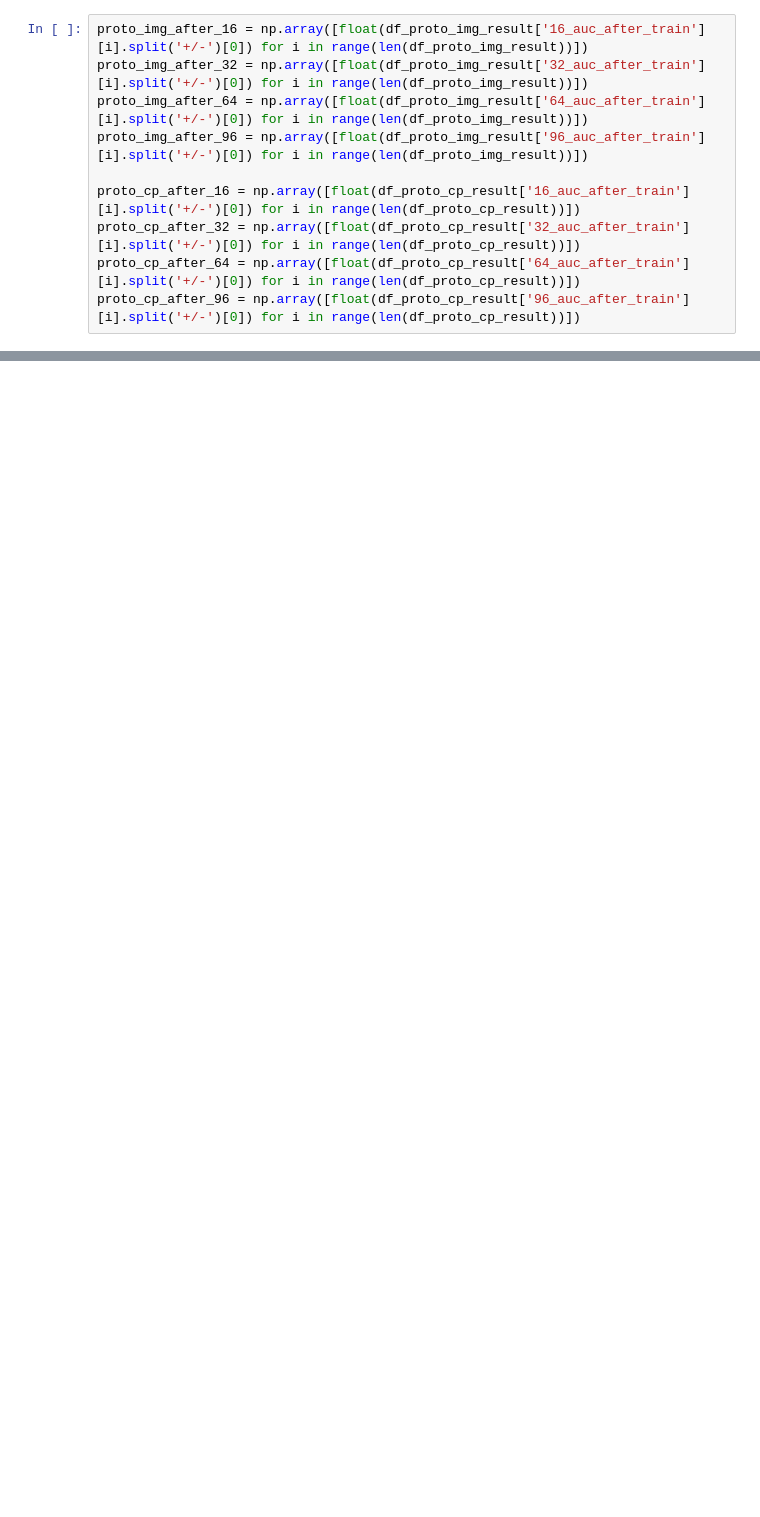
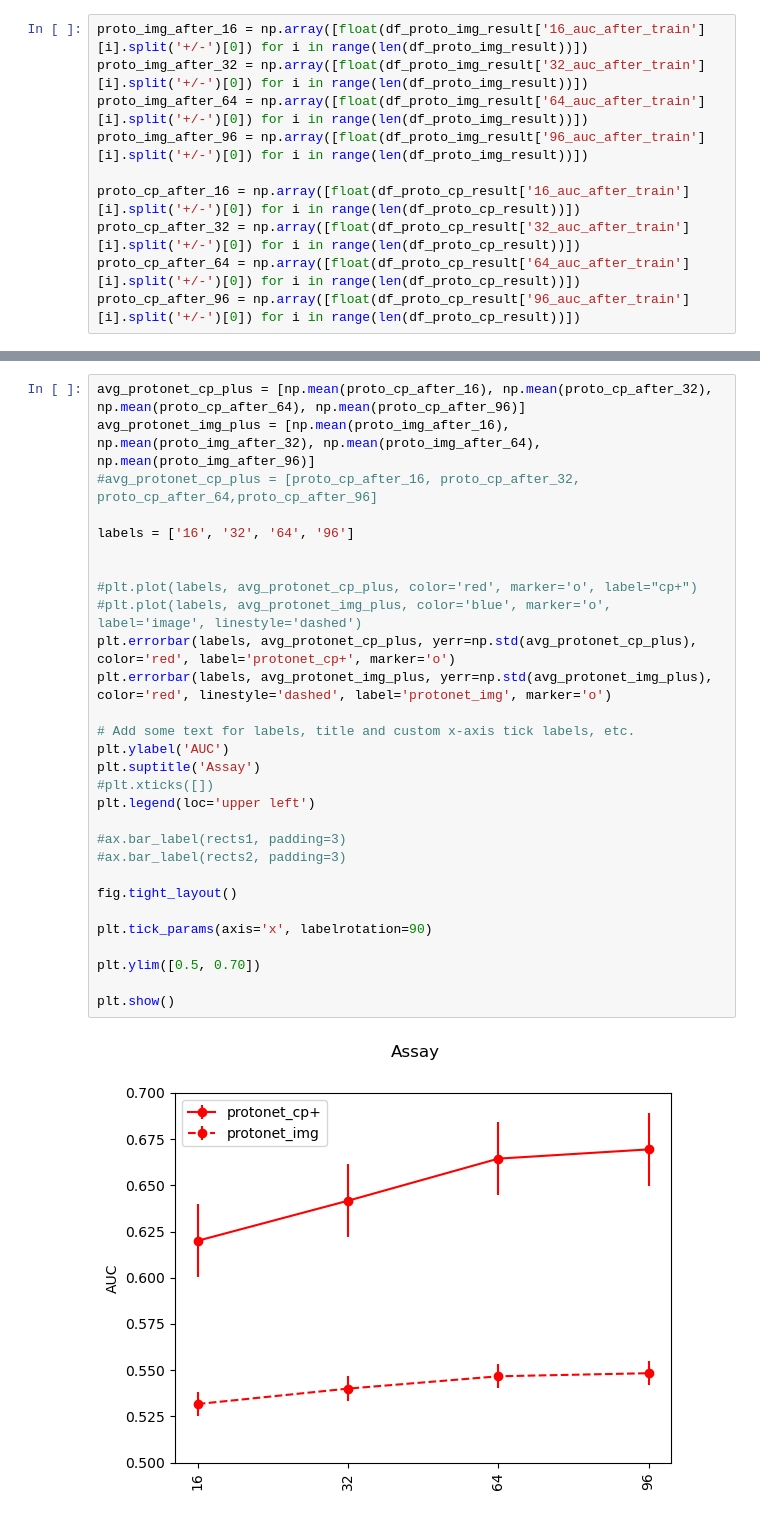
Before and after one commit to son-ha-264/FSL_CP, a Jupyter notebook: result/notebook/model_comparision.ipynb, the cells around one changed output, grey strips where cells are left out. Drawn from its saved outputs; the diff is of its cells as text; blank space fills up the shorter version.

```diff
--- a/result/notebook/model_comparision.ipynb
+++ b/result/notebook/model_comparision.ipynb
@@ -49,0 +50,31 @@ plt.show()
+# %%
+avg_protonet_cp_plus = [np.mean(proto_cp_after_16), np.mean(proto_cp_after_32), np.mean(proto_cp_after_64), np.mean(proto_cp_after_96)]
+avg_protonet_img_plus = [np.mean(proto_img_after_16), np.mean(proto_img_after_32), np.mean(proto_img_after_64), np.mean(proto_img_after_96)]
+#avg_protonet_cp_plus = [proto_cp_after_16, proto_cp_after_32, proto_cp_after_64,proto_cp_after_96]
+
+labels = ['16', '32', '64', '96']
+
+
+#plt.plot(labels, avg_protonet_cp_plus, color='red', marker='o', label="cp+")
+#plt.plot(labels, avg_protonet_img_plus, color='blue', marker='o', label='image', linestyle='dashed')
+plt.errorbar(labels, avg_protonet_cp_plus, yerr=np.std(avg_protonet_cp_plus), color='red', label='protonet_cp+', marker='o')
+plt.errorbar(labels, avg_protonet_img_plus, yerr=np.std(avg_protonet_img_plus), color='red', linestyle='dashed', label='protonet_img', marker='o')
+
+# Add some text for labels, title and custom x-axis tick labels, etc.
+plt.ylabel('AUC')
+plt.suptitle('Assay')
+#plt.xticks([])
+plt.legend(loc='upper left')
+
+#ax.bar_label(rects1, padding=3)
+#ax.bar_label(rects2, padding=3)
+
+fig.tight_layout()
+
+plt.tick_params(axis='x', labelrotation=90)
+
+plt.ylim([0.5, 0.70])
+
+plt.show()
+# %% [output]
+[figure, added]
```
Also changed, not shown: parts of 3 cells of this notebook, 12 other files.
